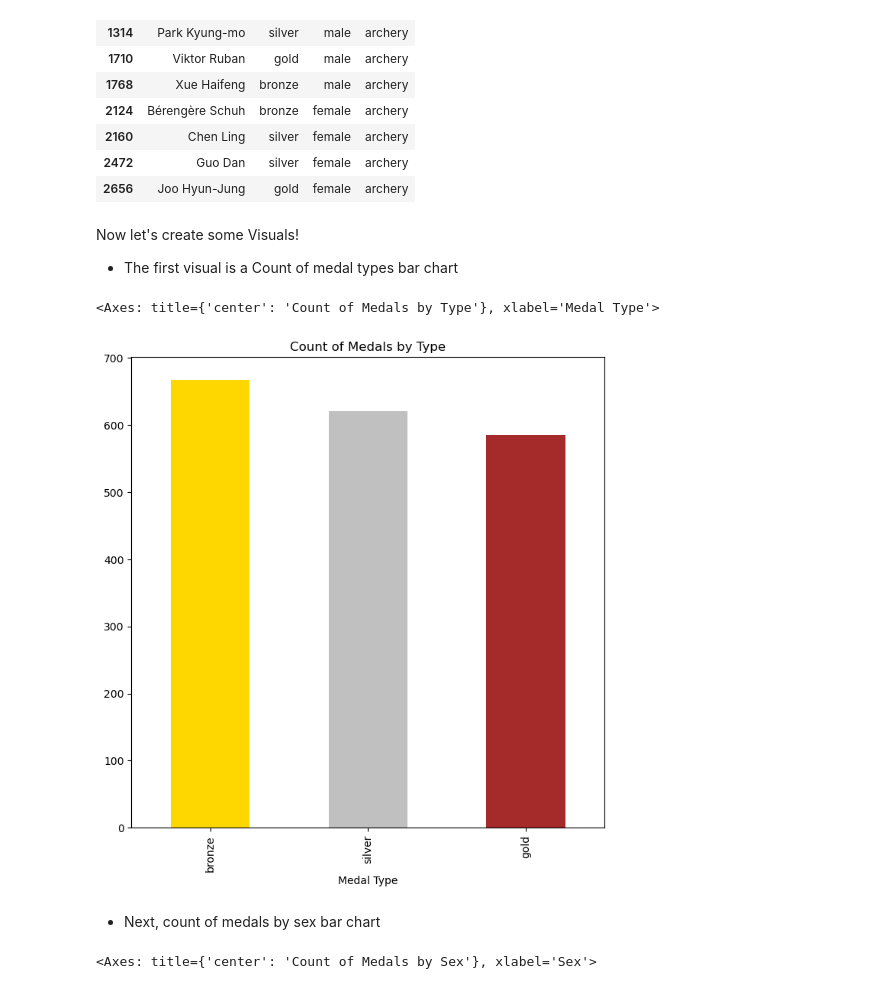
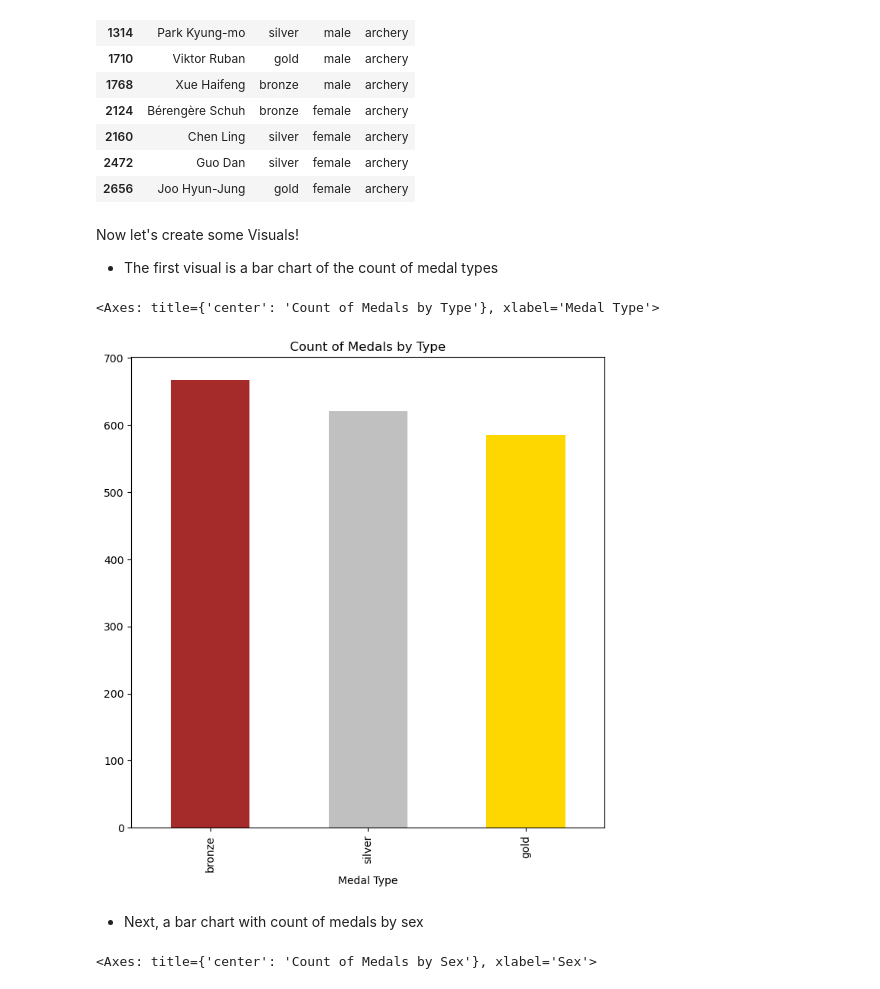
Before and after one commit to wsteadman/Steadman-Data-Science-Portfolio, a Jupyter notebook: Tidy Data Project/Olympians.ipynb, the cells around one changed output. Saved outputs shown, nothing was run; the diff lists cells and outputs as text; code cells hidden in the pictures.

```diff
--- a/Tidy Data Project/Olympians.ipynb
+++ b/Tidy Data Project/Olympians.ipynb
@@ -72,24 +79,24 @@ df_melted.head(15)
 # %% [markdown]
 Now let's create some Visuals!
 
-- The first visual is a Count of medal types bar chart
+- The first visual is a bar chart of the count of medal types
 # %%
 # make variable that counts occurences of each medal type
 medal_counts = df_melted['Medal'].value_counts()
 
 # make a bar plot
 medal_counts.plot(
     kind='bar',                        # bar chart visualization
-    color=['gold', 'silver', 'brown'], # Sets gold, silver, and brown as bar colors
+    color=['brown', 'silver', 'gold'], # Sets gold, silver, and brown as bar colors
     figsize=(8, 8),                    # Sets the figure size to 8in wide and tall
     title='Count of Medals by Type',   # Adds title
     xlabel='Medal Type',               # Adds x-label
     )
 # %% [output]
 <Axes: title={'center': 'Count of Medals by Type'}, xlabel='Medal Type'>
-[figure, old version]
+[figure, new version]
 # %% [markdown]
-- Next, count of medals by sex bar chart
+- Next, a bar chart with count of medals by sex
 # %%
 # make variable that counts occurences of each sex
 Sex_count = df_melted['Sex'].value_counts()
```
Also changed, not shown: parts of 4 cells of this notebook, 2 other files.
